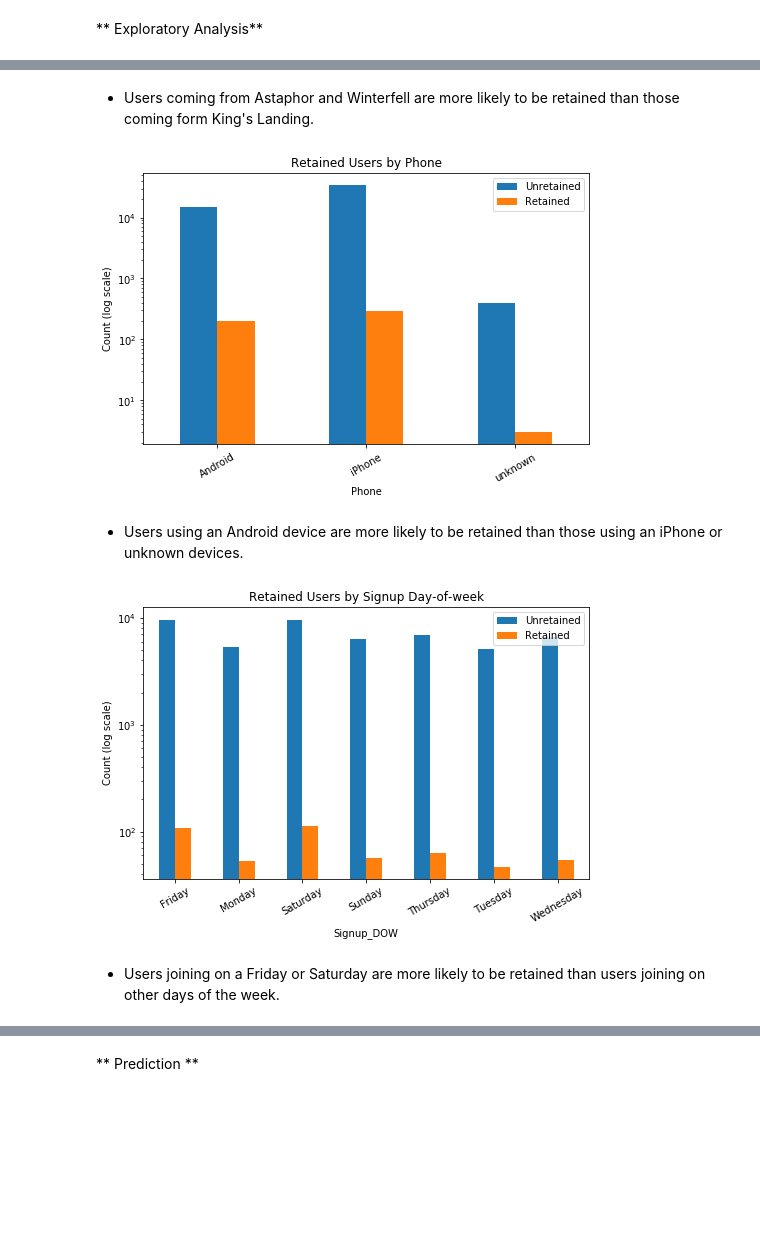
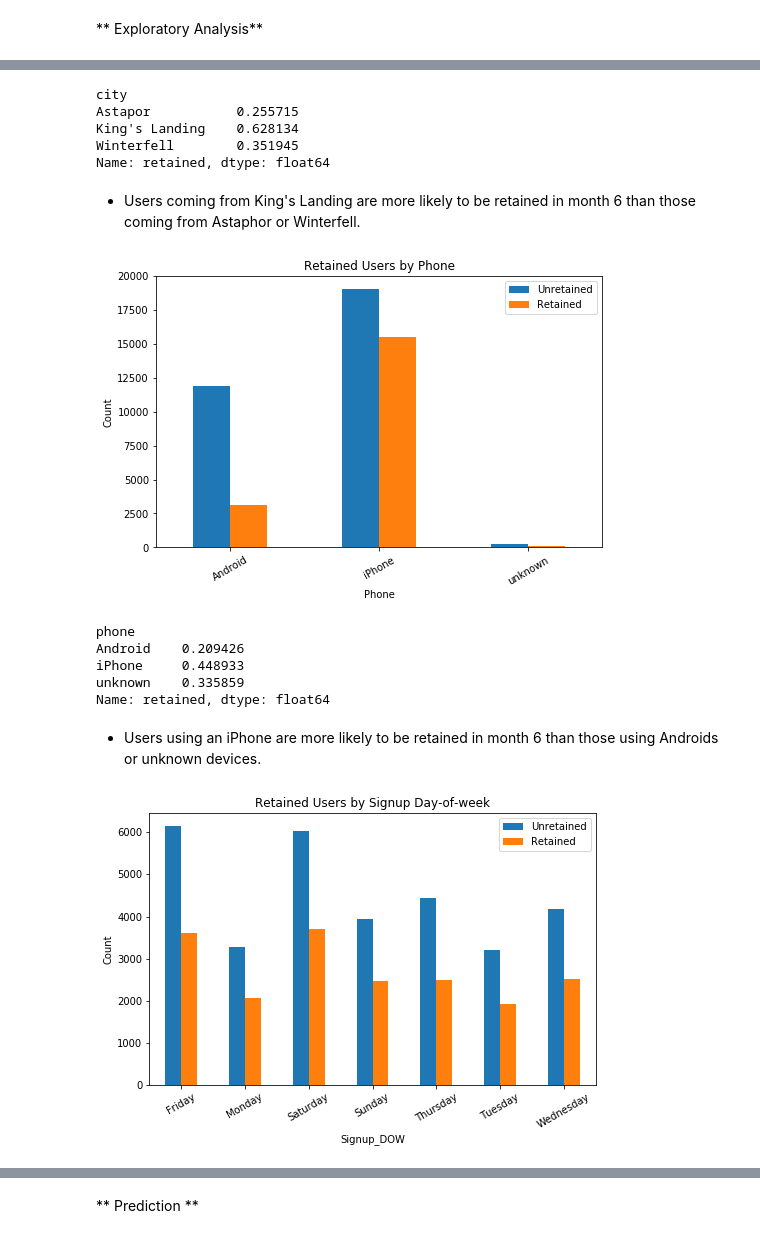
Before and after one commit to tmcdunn/Ultimate_Challenge, a Jupyter notebook: Part3_Code.ipynb, the cells around one changed output, grey strips where cells are left out. Saved outputs shown, nothing was run; the diff lists cells and outputs as text; code cells hidden in the pictures; blank space fills up the shorter version.

```diff
--- a/Part3_Code.ipynb
+++ b/Part3_Code.ipynb
@@ -96,3 +89,6 @@ Retained users are those who have taken a trip between 2014-06-01 and 2014-07-01
-# %%
-# Create binary feature 'retained' indicating whether a user took a trip in the preceding 30 days.
-df['retained'] = df['last_trip_date'] == '2014-06'
+# %%
+# Create variable cutoff identifying the preceding 30 days.
+cutoff = df['last_trip_date'].max()-timedelta(30)
+
+# Retained users are those who have taken a trip after cutoff.
+df['retained'] = df['last_trip_date'] >= cutoff
@@ -159,32 +155,40 @@ plt.savefig('figures\retained_users_by_city.png');
+# %%
+df.groupby(['city']).mean()['retained']
+# %% [output]
+city
+Astapor           0.255715
+King's Landing    0.628134
+Winterfell        0.351945
+Name: retained, dtype: float64
 # %% [markdown]
-- Users coming from Astaphor and Winterfell are more likely to be retained than those coming form King's Landing.
+- Users coming from King's Landing are more likely to be retained in month 6 than those coming from Astaphor or Winterfell.
 # %%
 _ = pd.crosstab(df['phone'], df['retained']).plot(kind='bar', figsize=(8,5))
 _ = plt.title('Retained Users by Phone')
 _ = plt.xlabel('Phone')
 _ = plt.xticks(rotation=30)
-_ = plt.ylabel('Count (log scale)')
-_ = plt.yscale('log')
+_ = plt.ylabel('Count')
 _ = plt.legend(['Unretained', 'Retained'])
-
-df.groupby(['phone']).mean()['retained']
 plt.savefig('figures\retained_users_by_phone.png');
 # %% [output]
-[figure, old version]
+[figure, new version]
+# %%
+df.groupby(['phone']).mean()['retained']
+# %% [output]
+phone
+Android    0.209426
+iPhone     0.448933
+unknown    0.335859
+Name: retained, dtype: float64
 # %% [markdown]
-- Users using an Android device are more likely to be retained than those using an iPhone or unknown devices.
+- Users using an iPhone are more likely to be retained in month 6 than those using Androids or unknown devices.
 # %%
 _ = pd.crosstab(df['signup_dow'], df['retained']).plot(kind='bar', figsize=(8,5))
 _ = plt.title('Retained Users by Signup Day-of-week')
 _ = plt.xlabel('Signup_DOW')
 _ = plt.xticks(rotation=30)
-_ = plt.ylabel('Count (log scale)')
-_ = plt.yscale('log')
+_ = plt.ylabel('Count')
 _ = plt.legend(['Unretained', 'Retained'])
-
-df.groupby(['signup_dow']).mean()['retained']
 plt.savefig('figures\retained_users_by_signup_dow.png');
 # %% [output]
-[figure, old version]
+[figure, new version]
-# %% [markdown]
-- Users joining on a Friday or Saturday are more likely to be retained than users joining on other days of the week.
```
Also changed, not shown: parts of 21 cells of this notebook, 1 other file.
